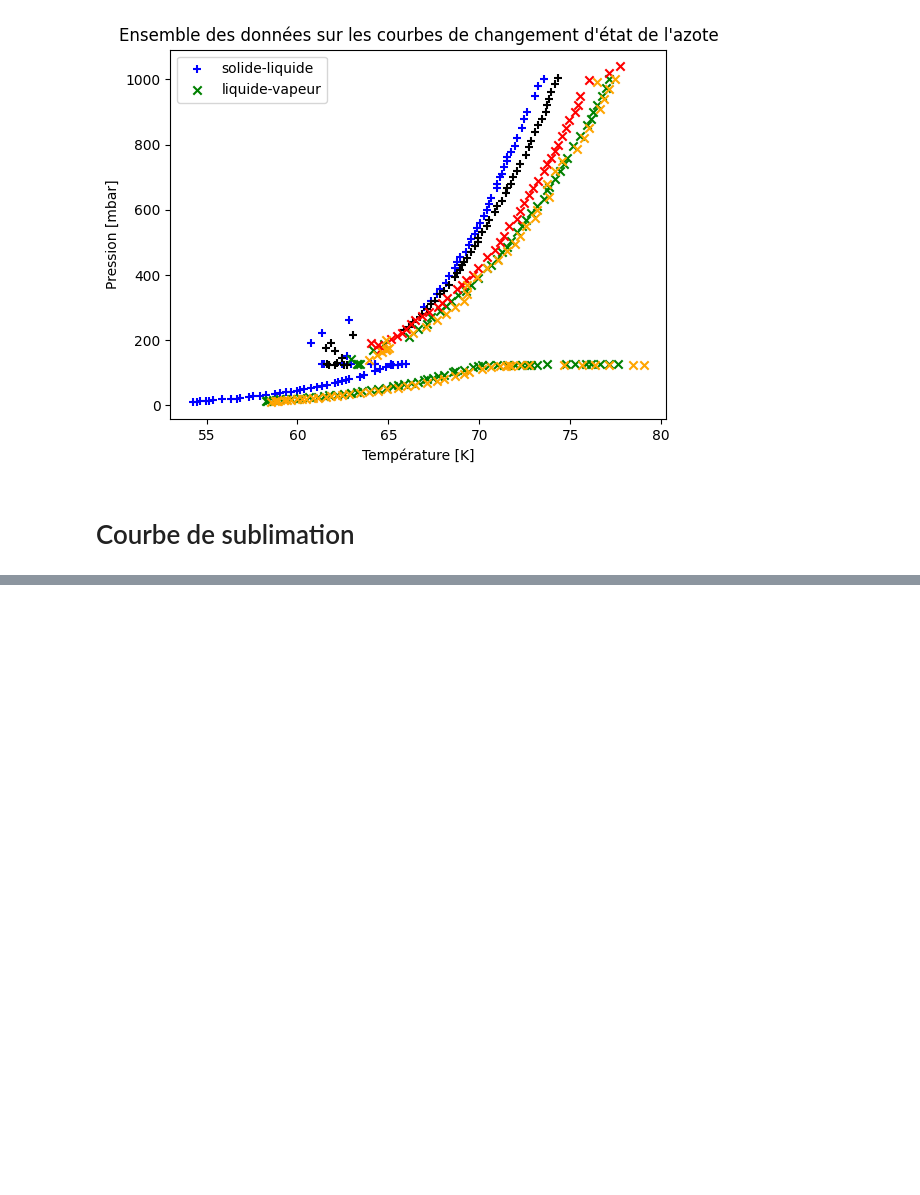
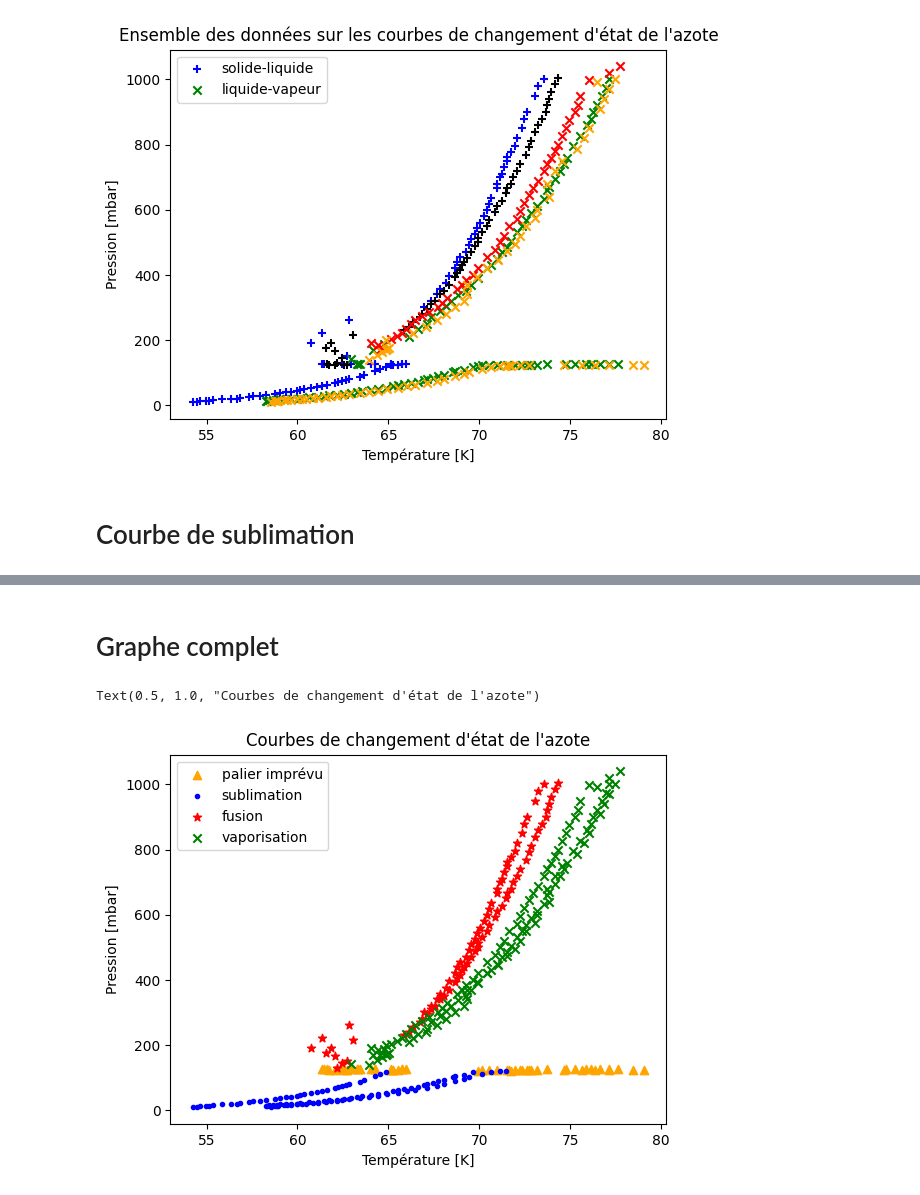
Before and after one commit to TomVdt/TPII-rapports, a Jupyter notebook: 02-K14-point-triple-azote/analyse/exp2.ipynb, the cells around one changed output, grey strips where cells are left out. Saved outputs shown, nothing was run; the diff lists cells and outputs as text; code cells hidden in the pictures; blank space fills up the shorter version.

```diff
--- a/02-K14-point-triple-azote/analyse/exp2.ipynb
+++ b/02-K14-point-triple-azote/analyse/exp2.ipynb
@@ -58,0 +84,16 @@ plt.scatter(sublim[:,0], sublim[:,1])
+# %% [markdown]
+# Graphe complet
+# %%
+plt.scatter(palier[:,0], palier[:,1], marker="^", color="orange", label="palier imprévu")
+plt.scatter(sublim[:,0], sublim[:,1], marker=".", color="blue", label="sublimation")
+plt.scatter(fusion[:,0], fusion[:,1], marker="*", color="red", label="fusion")
+plt.scatter(vapo[:,0], vapo[:,1], marker="x", color="green", label="vaporisation")
+
+plt.legend()
+
+plt.xlabel("Température [K]")
+plt.ylabel("Pression [mbar]")
+plt.title("Courbes de changement d'état de l'azote")
+# %% [output]
+Text(0.5, 1.0, "Courbes de changement d'état de l'azote")
+[figure, added]
```
Also changed, not shown: parts of 10 cells of this notebook.
